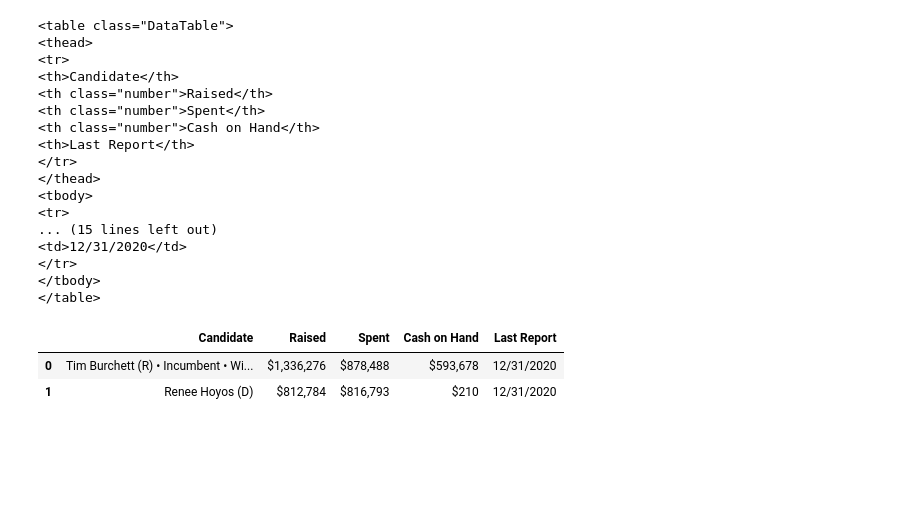
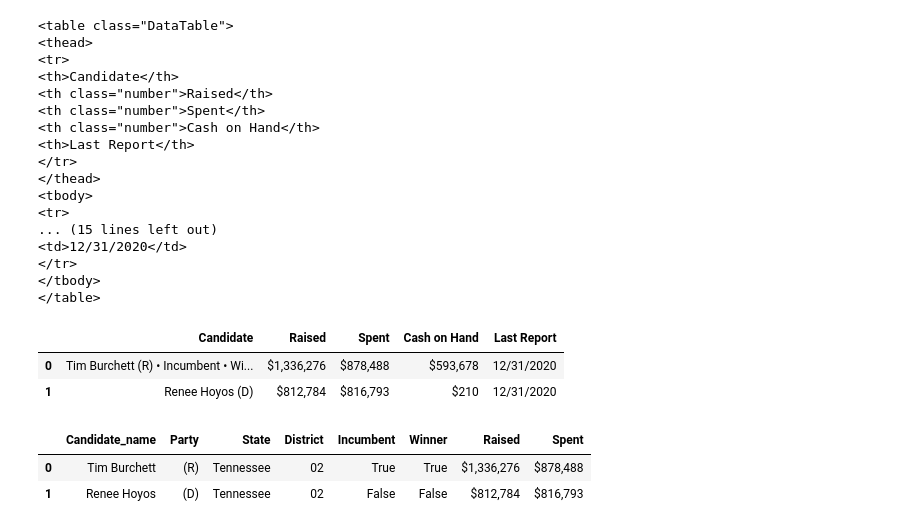
Before and after one commit to nss-data-science-cohort-5/webscraping_open_secrets-silver-ish-sharks, a Jupyter notebook: question1_Conrad.ipynb, the cells around one changed output. Drawn from its saved outputs; the diff is of its cells as text; code cells hidden in the pictures; blank space fills up the shorter version.

Commit message:
got all info for candidates in table

```diff
--- a/question1_Conrad.ipynb
+++ b/question1_Conrad.ipynb
@@ -25,0 +22,13 @@ soup.find('title')
+# %%
+title =soup.find('title')
+title = title.get_text()
+title = (
+    title.replace(' 2020 Race • OpenSecrets', '')
+         .replace('District ', '')
+         .split(' ')
+        )
+print(title)
+
+state = (title[0])
+district = title[1]
+district
@@ -44,8 +56,41 @@ soup.findAll('table')[0]
 </tbody>
 </table>
 # %%
-pd.read_html(str(soup.find('table')))[0]
+election_results = pd.read_html(str(soup.find('table')))[0]
+election_results
 # %% [output]
 |  | Candidate | Raised | Spent | Cash on Hand | Last Report |
 | 0 | Tim Burchett (R) • Incumbent • Wi... | $1,336,276 | $878,488 | $593,678 | 12/31/2020 |
 | 1 | Renee Hoyos (D) | $812,784 | $816,793 | $210 | 12/31/2020 |
+# %%
+regex_candidate = r"(\w+\s\w+)"
+incumbent = "Incumbent"
+regex_party = r"(\W\w\W)"
+winner = "Winner"
+
+columns_extract= {'Candidate_name': regex_candidate,'Party':regex_party}
+columns_contains = {'Incumbent':incumbent, 'Winner':winner}
+
+for key, value in columns_extract.items():
+    election_results[key] = election_results['Candidate'].str.extract(value, expand=True)
+
+for key, value in columns_contains.items():
+    election_results[key] = election_results['Candidate'].str.contains(value)
+
+election_results['State'] = state
+
+election_results['District'] = district
+
+election_results = election_results[['Candidate_name',
+                                     'Party',
+                                     'State',
+                                     'District',
+                                     'Incumbent',
+                                     'Winner',
+                                     'Raised',
+                                     'Spent']]
+election_results
+# %% [output]
+|  | Candidate_name | Party | State | District | Incumbent | Winner | Raised | Spent |
+| 0 | Tim Burchett | (R) | Tennessee | 02 | True | True | $1,336,276 | $878,488 |
+| 1 | Renee Hoyos | (D) | Tennessee | 02 | False | False | $812,784 | $816,793 |
```
Also changed, not shown: parts of 2 cells of this notebook.
